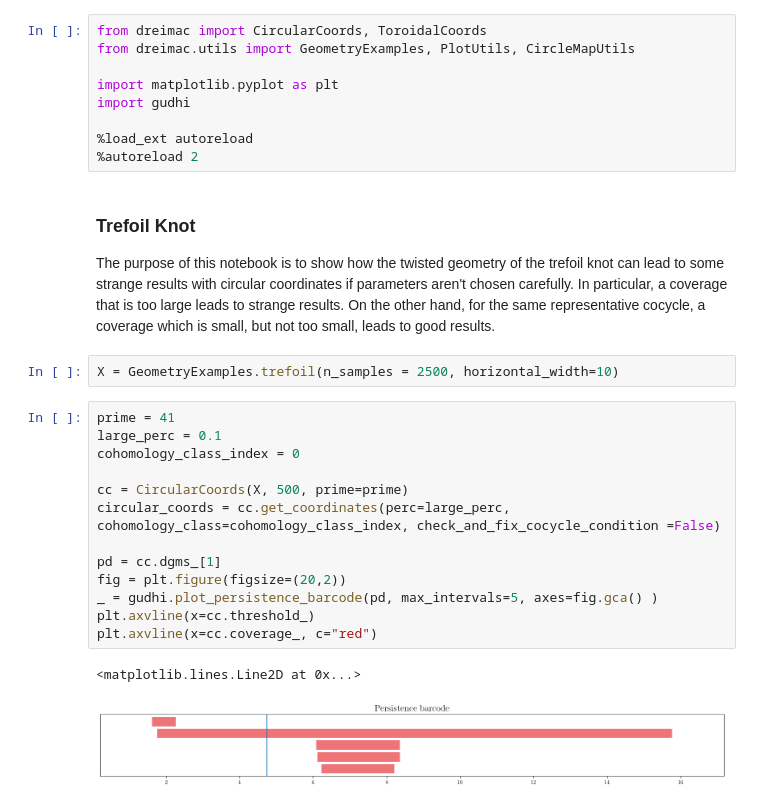
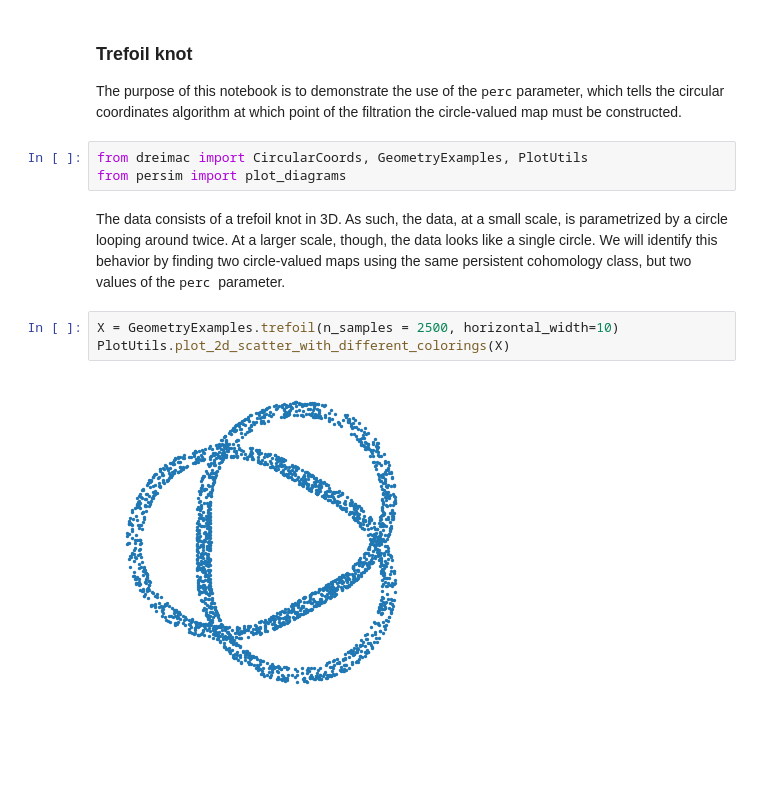
Before and after one commit to scikit-tda/DREiMac, a Jupyter notebook: notebooks/Trefoil.ipynb, the cells around one changed output. Drawn from its saved outputs; the diff is of its cells as text; blank space fills up the shorter version.

```diff
--- a/notebooks/Trefoil.ipynb
+++ b/notebooks/Trefoil.ipynb
@@ -1,32 +1,14 @@
-# %%
-from dreimac import CircularCoords, ToroidalCoords
-from dreimac.utils import GeometryExamples, PlotUtils, CircleMapUtils
-
-import matplotlib.pyplot as plt
-import gudhi
-
-%load_ext autoreload
-%autoreload 2
-# %% [markdown]
-### Trefoil Knot
-The purpose of this notebook is to show how the twisted geometry of the trefoil knot can lead to some strange results with circular coordinates if parameters aren't chosen carefully.
-In particular, a coverage that is too large leads to strange results.
-On the other hand, for the same representative cocycle, a coverage which is small, but not too small, leads to good results.
+# %% [markdown]
+### Trefoil knot
+
+The purpose of this notebook is to demonstrate the use of the <tt>perc</tt> parameter, which tells the circular coordinates algorithm at which point of the filtration the circle-valued map must be constructed.
+# %%
+from dreimac import CircularCoords, GeometryExamples, PlotUtils
+from persim import plot_diagrams
+# %% [markdown]
+The data consists of a trefoil knot in 3D. As such, the data, at a small scale, is parametrized by a circle looping around twice. At a larger scale, though, the data looks like a single circle. We will identify this behavior by finding two circle-valued maps using the same persistent cohomology class, but two values of the <tt> perc </tt> parameter.
 # %%
 X = GeometryExamples.trefoil(n_samples = 2500, horizontal_width=10)
+PlotUtils.plot_2d_scatter_with_different_colorings(X)
+# %% [output]
+[figure, added]
-# %%
-prime = 41
-large_perc = 0.1
-cohomology_class_index = 0
-
-cc = CircularCoords(X, 500, prime=prime)
-circular_coords = cc.get_coordinates(perc=large_perc, cohomology_class=cohomology_class_index, check_and_fix_cocycle_condition =False)
-
-pd = cc.dgms_[1]
-fig = plt.figure(figsize=(20,2))
-_ = gudhi.plot_persistence_barcode(pd, max_intervals=5, axes=fig.gca() )
-plt.axvline(x=cc.threshold_)
-plt.axvline(x=cc.coverage_, c="red")
-# %% [output]
-<matplotlib.lines.Line2D at 0x...>
-[figure, removed]
```
Also changed, not shown: parts of 9 cells of this notebook, 13 other files.
